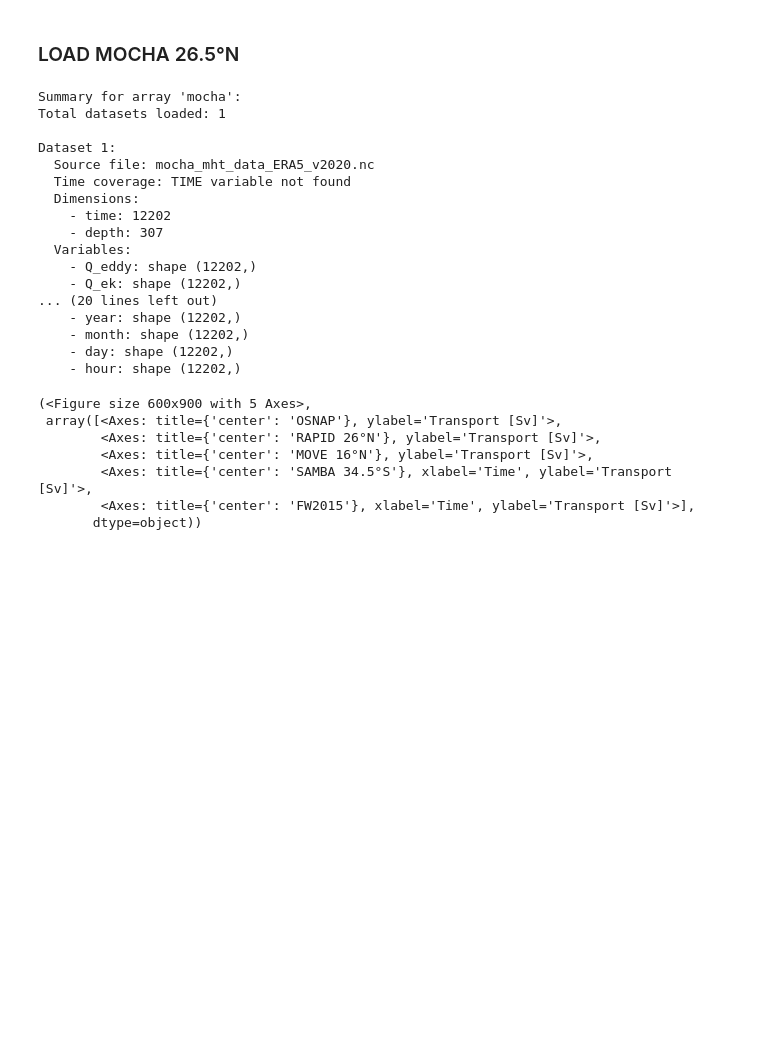
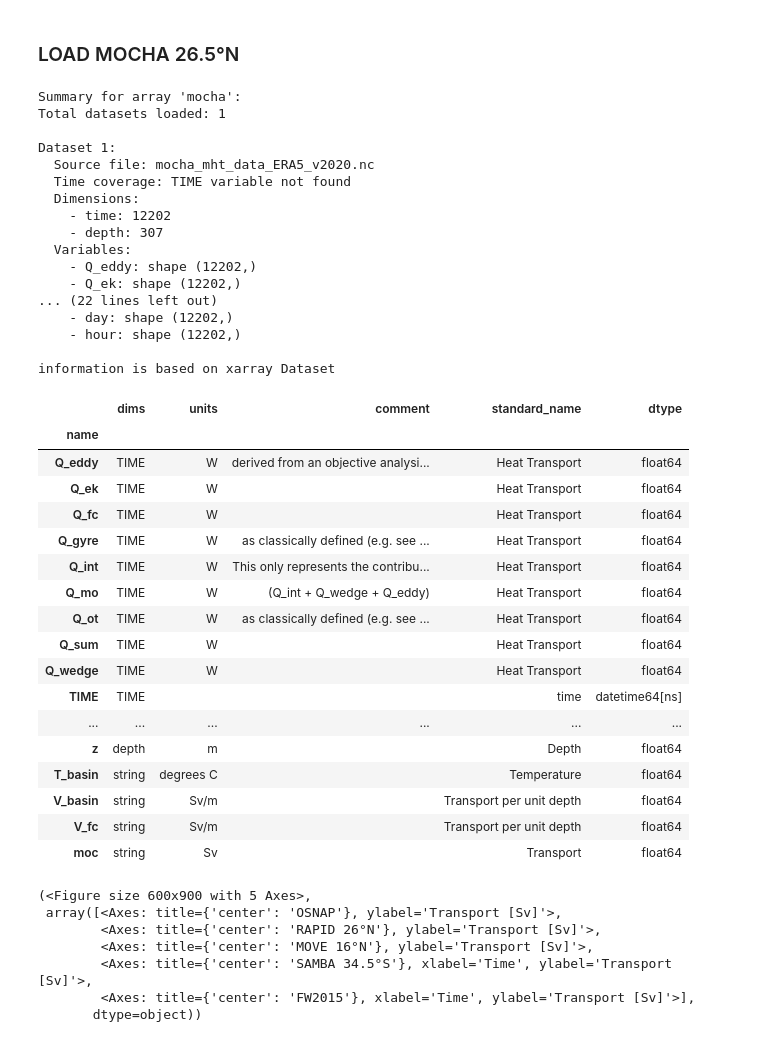
Before and after one commit to eleanorfrajka/MOC-transport, a Jupyter notebook: demo-output.ipynb, the cells around one changed output. Drawn from its saved outputs; the diff is of its cells as text; code cells hidden in the pictures; blank space fills up the shorter version.

```diff
--- a/demo-output.ipynb
+++ b/demo-output.ipynb
@@ -34,7 +34,7 @@ ds_rapid = readers.load_sample_dataset()
 ds_rapid = standardise.standardise_rapid(ds_rapid, ds_rapid.attrs["source_file"])
 
 # Load data from data/moc_transports (Full dataset)
-datasetsRAPID = readers.load_dataset("rapid", transport_only=False)
+datasetsRAPID = readers.load_dataset("rapid", transport_only=True)
 standardRAPID = [
     standardise.standardise_rapid(ds, ds.attrs["source_file"]) for ds in datasetsRAPID
 ]
@@ -107,7 +107,7 @@ plotters.plot_amoc_timeseries(
 # %% [markdown]
 ### Load OSNAP
 # %%
-datasetsOSNAP = readers.load_dataset("osnap")
+datasetsOSNAP = readers.load_dataset("osnap", transport_only = True)
 standardOSNAP = [
     standardise.standardise_osnap(ds, ds.attrs["source_file"]) for ds in datasetsOSNAP
 ]
@@ -231,26 +243,46 @@ plotters.plot_amoc_timeseries(
 # %%
 datasetsMOCHA = readers.load_dataset("mocha")
 standardMOCHA = [
     standardise.standardise_mocha(ds, ds.attrs["source_file"]) for ds in datasetsMOCHA
 ]
+
+plotters.show_variables(standardMOCHA[0])
 # %% [output]
 Summary for array 'mocha':
 Total datasets loaded: 1
 
 Dataset 1:
   Source file: mocha_mht_data_ERA5_v2020.nc
   Time coverage: TIME variable not found
   Dimensions:
     - time: 12202
     - depth: 307
   Variables:
     - Q_eddy: shape (12202,)
     - Q_ek: shape (12202,)
-... (20 lines left out)
-    - year: shape (12202,)
-    - month: shape (12202,)
+... (22 lines left out)
     - day: shape (12202,)
     - hour: shape (12202,)
+
+information is based on xarray Dataset
+|  | dims | units | comment | standard_name | dtype |
+| name |  |  |  |  |  |
+| Q_eddy | TIME | W | derived from an objective analysi... | Heat Transport | float64 |
+| Q_ek | TIME | W |  | Heat Transport | float64 |
+| Q_fc | TIME | W |  | Heat Transport | float64 |
+| Q_gyre | TIME | W | as classically defined (e.g. see ... | Heat Transport | float64 |
+| Q_int | TIME | W | This only represents the contribu... | Heat Transport | float64 |
+| Q_mo | TIME | W | (Q_int + Q_wedge + Q_eddy) | Heat Transport | float64 |
+| Q_ot | TIME | W | as classically defined (e.g. see ... | Heat Transport | float64 |
+| Q_sum | TIME | W |  | Heat Transport | float64 |
+| Q_wedge | TIME | W |  | Heat Transport | float64 |
+| TIME | TIME |  |  | time | datetime64[ns] |
+| ... | ... | ... | ... | ... | ... |
+| z | depth | m |  | Depth | float64 |
+| T_basin | string | degrees C |  | Temperature | float64 |
+| V_basin | string | Sv/m |  | Transport per unit depth | float64 |
+| V_fc | string | Sv/m |  | Transport per unit depth | float64 |
+| moc | string | Sv |  | Transport | float64 |
 # %%
 plotters.plot_monthly_anomalies(
     osnap_data=standardOSNAP[0]["MOC_ALL"],
```
Also changed, not shown: parts of 4 cells of this notebook, 37 other files.
